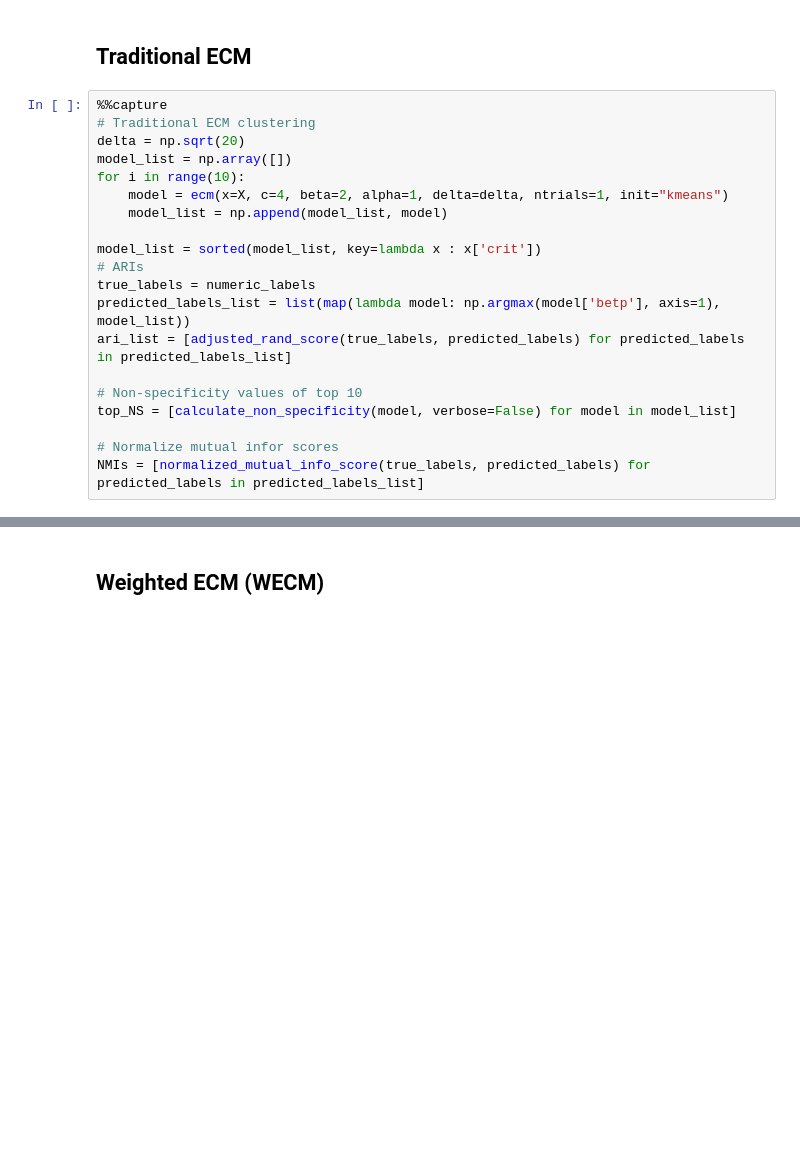
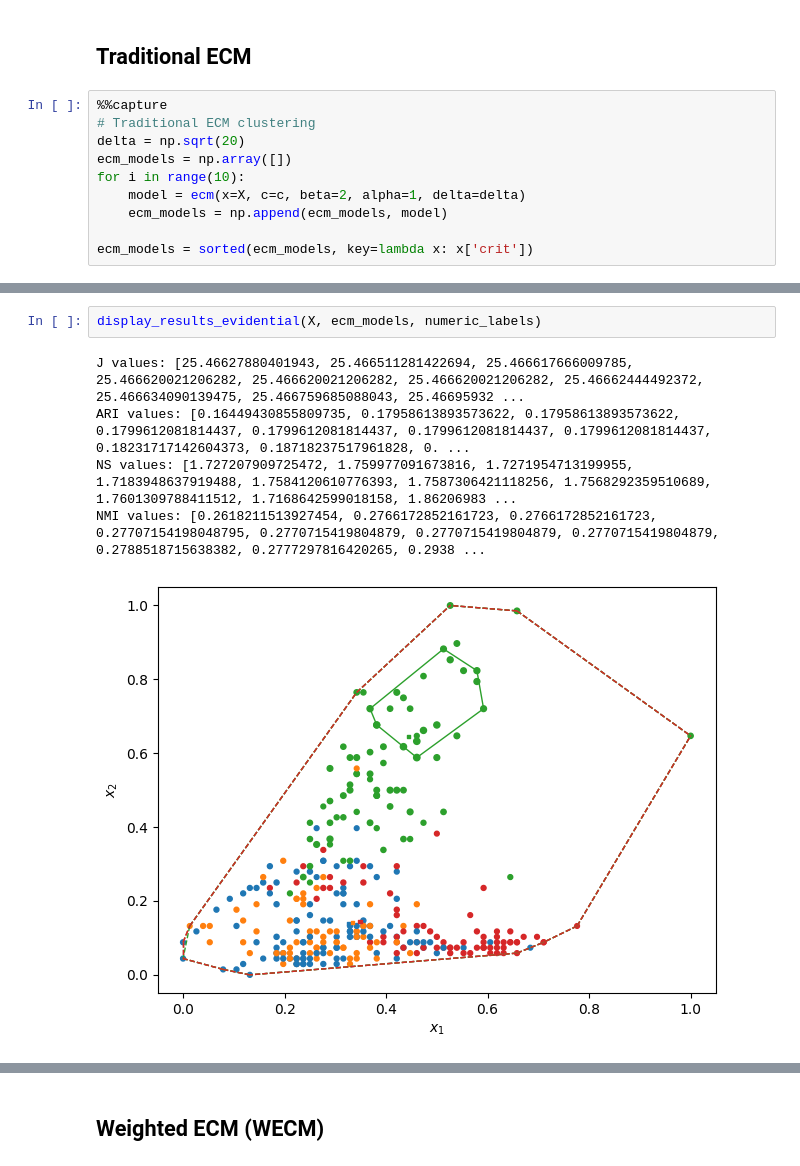
Before and after one commit to tridogithub/evclust, a Jupyter notebook: docs/internship/wecm_forest.ipynb, the cells around one changed output, grey strips where cells are left out. Saved outputs shown, nothing was run; the diff lists cells and outputs as text; blank space fills up the shorter version.

Commit message:
Experimental results

```diff
--- a/docs/internship/wecm_forest.ipynb
+++ b/docs/internship/wecm_forest.ipynb
@@ -61,19 +68,9 @@ dtype: int64
 %%capture
 # Traditional ECM clustering
 delta = np.sqrt(20)
-model_list = np.array([])
+ecm_models = np.array([])
 for i in range(10):
-    model = ecm(x=X, c=4, beta=2, alpha=1, delta=delta, ntrials=1, init="kmeans")
-    model_list = np.append(model_list, model)
+    model = ecm(x=X, c=c, beta=2, alpha=1, delta=delta)
+    ecm_models = np.append(ecm_models, model)
 
-model_list = sorted(model_list, key=lambda x : x['crit'])
-# ARIs
-true_labels = numeric_labels
-predicted_labels_list = list(map(lambda model: np.argmax(model['betp'], axis=1), model_list))
-ari_list = [adjusted_rand_score(true_labels, predicted_labels) for predicted_labels in predicted_labels_list]
-
-# Non-specificity values of top 10
-top_NS = [calculate_non_specificity(model, verbose=False) for model in model_list]
-
-# Normalize mutual infor scores
-NMIs = [normalized_mutual_info_score(true_labels, predicted_labels) for predicted_labels in predicted_labels_list]
+ecm_models = sorted(ecm_models, key=lambda x: x['crit'])
@@ -111,0 +77,8 @@ Center: [[0.33412032 0.14082309 0.11277569 0.36084701 0.19161694 0.22896592
+# %%
+display_results_evidential(X, ecm_models, numeric_labels)
+# %% [output]
+J values: [25.46627880401943, 25.466511281422694, 25.466617666009785, 25.466620021206282, 25.466620021206282, 25.466620021206282, 25.46662444492372, 25.466634090139475, 25.466759685088043, 25.46695932 ...
+ARI values: [0.16449430855809735, 0.17958613893573622, 0.17958613893573622, 0.1799612081814437, 0.1799612081814437, 0.1799612081814437, 0.1799612081814437, 0.18231717142604373, 0.18718237517961828, 0. ...
+NS values: [1.727207909725472, 1.759977091673816, 1.7271954713199955, 1.7183948637919488, 1.7584120610776393, 1.7587306421118256, 1.7568292359510689, 1.7601309788411512, 1.7168642599018158, 1.86206983 ...
+NMI values: [0.2618211513927454, 0.2766172852161723, 0.2766172852161723, 0.27707154198048795, 0.2770715419804879, 0.2770715419804879, 0.2770715419804879, 0.2788518715638382, 0.2777297816420265, 0.2938 ...
+[figure, added]
```
Also changed, not shown: parts of 29 cells of this notebook, 4 other files.
